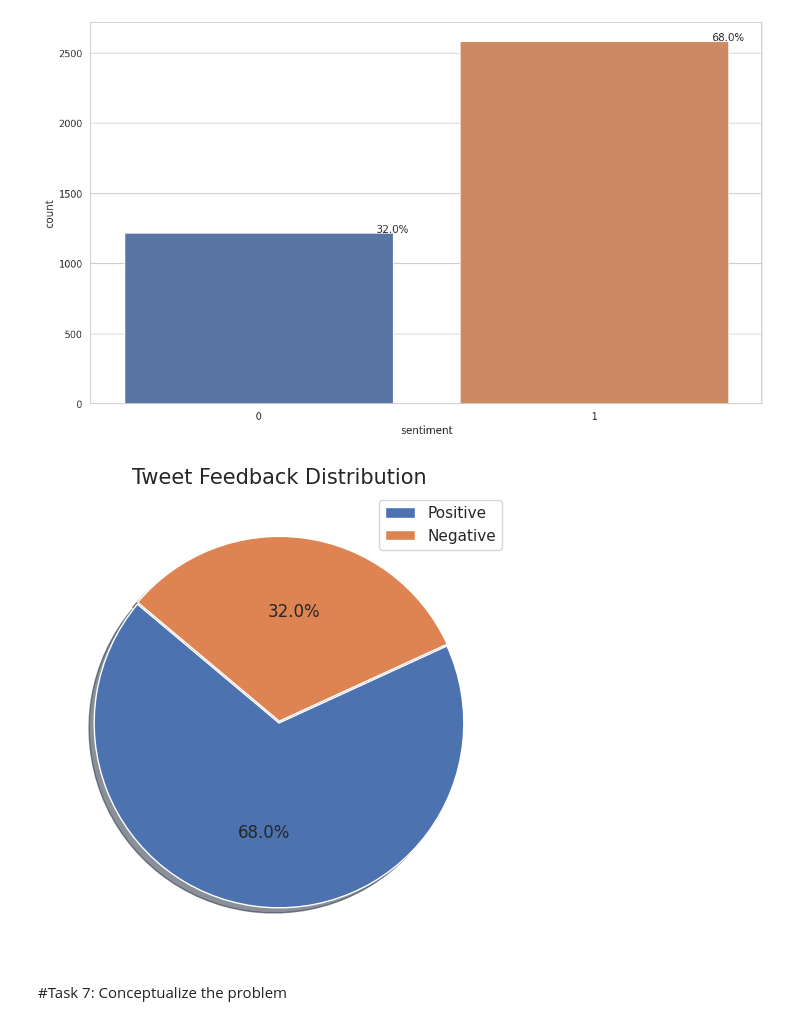
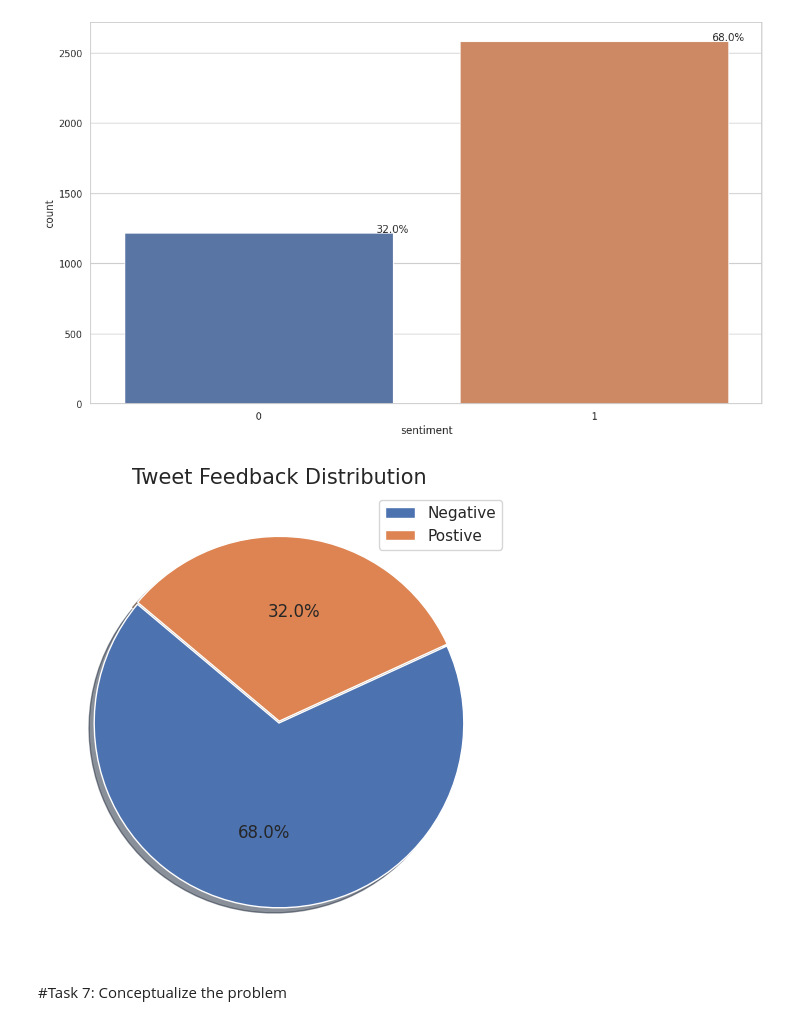
Before and after one commit to Spatino87/Predictive_Analytics, a Jupyter notebook: Apple_Tweets_Sentiment_Analysis_12_20_23.ipynb, the cells around one changed output. Drawn from its saved outputs; the diff is of its cells as text; code cells hidden in the pictures.

```diff
--- a/Apple_Tweets_Sentiment_Analysis_12_20_23.ipynb
+++ b/Apple_Tweets_Sentiment_Analysis_12_20_23.ipynb
@@ -334,13 +334,13 @@ plt.show()
 # %%
 plt.figure(figsize=(6, 6))
 
 explode = [0, 0.01]
 plt.pie(df['sentiment'].value_counts(), explode=explode, autopct='%1.1f%%', shadow=True, startangle=140)
-plt.legend(labels=['Positive', 'Negative'])
+plt.legend(labels=['Negative', 'Postive'])
 plt.title('Tweet Feedback Distribution', fontsize=15)
 plt.axis('off');
 # %% [output]
-[figure, old version]
+[figure, new version]
 # %% [markdown]
 #Task 7: Conceptualize the problem
 # %%
```
Also changed, not shown: parts of 7 cells of this notebook.
